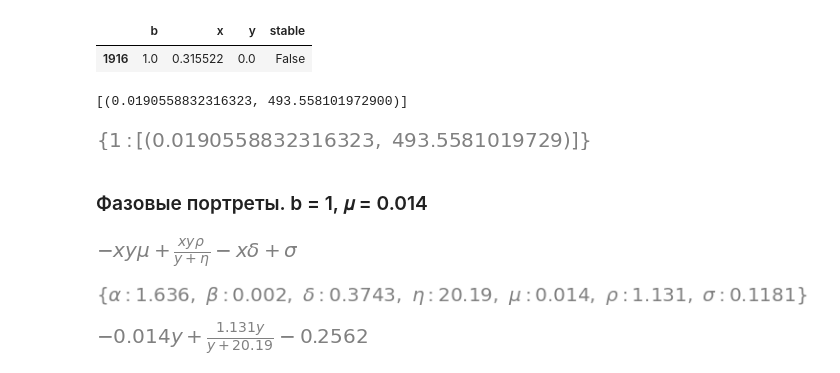
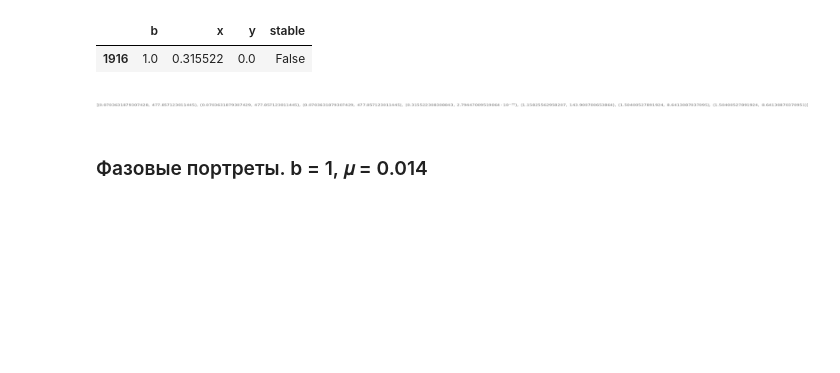
Before and after one commit to SergeyPishchulov/thesis, a Jupyter notebook: mantiicr.ipynb, the cells around one changed output. Saved outputs shown, nothing was run; the diff lists cells and outputs as text; code cells hidden in the pictures; blank space fills up the shorter version.

Commit message:
4 solutions for b==1??? 0_o

```diff
--- a/mantiicr.ipynb
+++ b/mantiicr.ipynb
@@ -358,7 +360,7 @@ for bs_set, y_starts in zip([bs_full_range, bs_smalls],
 # %%
 def get_n_solutions_by_bxy(params, starts):
     res = set()
-    for x_start, y_start in starts:
+    for x_start, y_start in tqdm(starts):
         try:
             res.add(ImmutableMatrix(nsolve([dxdt.subs(params), dydt.subs(params)], (x,y), (x_start,y_start)) ))
         except ValueError:#Could not find root within given tolerance. (1.56236416469305495856 > 2.16840434497100886801e-19)
@@ -370,32 +374,15 @@ b_c = 1
 # %%
 bs_set = [b_c]
 solutions_by_b = {}
-starts = list(zip(np.linspace(0,1, 10), np.linspace(256, 1400, 10)))
-for curb in tqdm(bs_set):
-    solutions = get_n_solutions_by_bxy(bless_params | {b:curb}, starts)
-    solutions = [cast_to_real(s) for s in solutions if sol_is_almost_real(s)]
-    print(solutions)
-    solutions_by_b[curb]= solutions
+starts = list(product(np.linspace(0,1, 10), np.linspace(256, 1400, 10)))
+solutions = get_n_solutions_by_bxy(bless_params | {b:curb}, starts)
+solutions = [cast_to_real(s) for s in solutions if sol_is_almost_real(s)]
-# %% [output]
-[(0.0190558832316323, 493.558101972900)]
-# %%
-solutions_by_b
-# %% [output]
-[figure, removed]
+# %%
+sorted(solutions)
+# %% [output]
+[figure, added]
 # %% [markdown]
 ### Фазовые портреты. b = 1, 𝜇 = 0.014
-# %%
-dxdt
-# %% [output]
-[figure, removed]
-# %%
-bless_params
-# %% [output]
-[figure, removed]
-# %%
-dxdt.evalf(subs=(bless_params|{x:1}))
-# %% [output]
-[figure, removed]
 # %%
 def f(x_c, y_c, params, reverse=False): # dx/dt
     return (-1 if reverse else 1) * dxdt.evalf(subs=(params|{x:x_c, y:y_c}))
```
Also changed, not shown: parts of 12 cells of this notebook.
